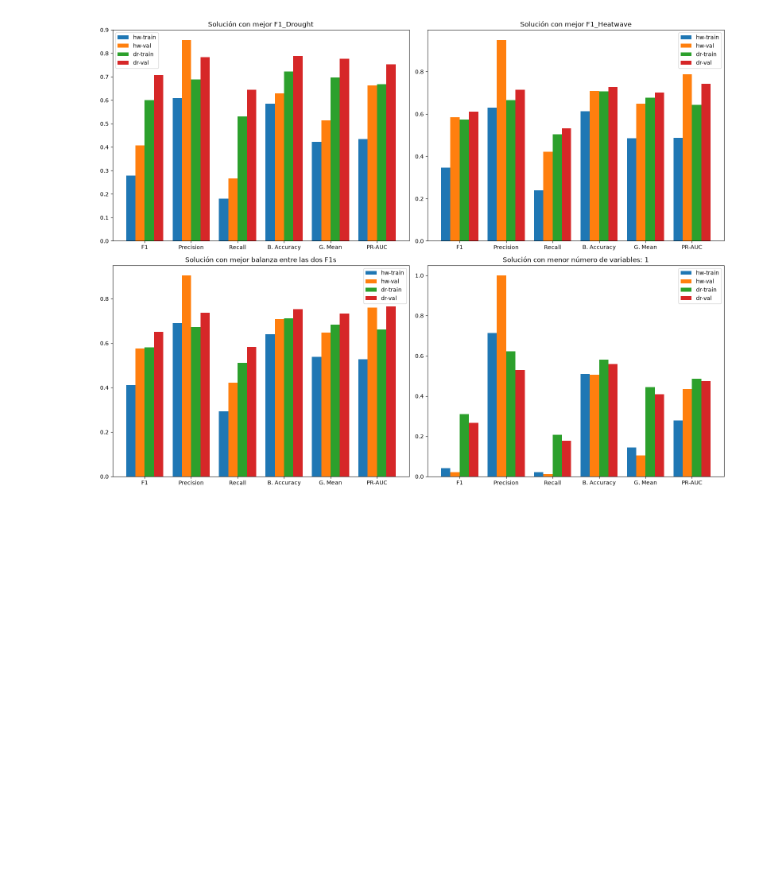
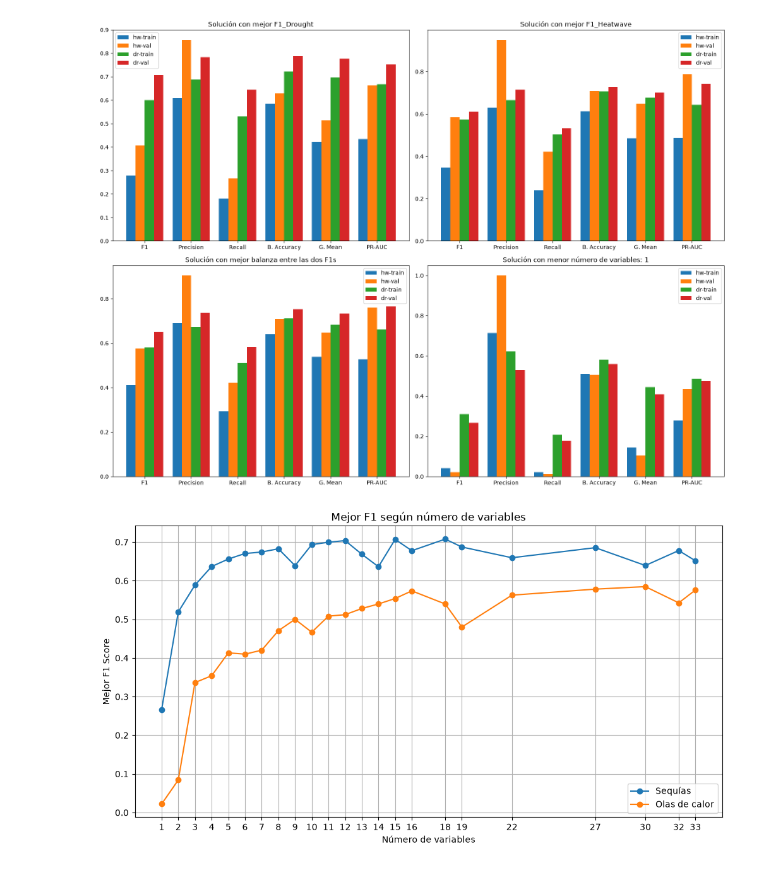
Before and after one commit to Nielicht/nsgaii-climpick, a Jupyter notebook: main.ipynb, the cells around one changed output. Saved outputs shown, nothing was run; the diff lists cells and outputs as text; code cells hidden in the pictures; blank space fills up the shorter version.

```diff
--- a/main.ipynb
+++ b/main.ipynb
@@ -378,3 +390,41 @@ Bal. Accuracy - 0.5814974947057221 - 0.5597518118875059
       G. Mean - 0.4450844826529427 - 0.4090620242673685
        PR-AUC - 0.4864338678093044 - 0.4752032445091009
 [figure]
+# %%
+rank0 = nsga.get_pareto_front()
+
+best_dr_dict = {}
+best_hw_dict = {}
+
+for solution in rank0:
+    f1_dr, f1_hw, n_vars = solution.fitness
+
+    if n_vars not in best_dr_dict or f1_dr > best_dr_dict[n_vars]:
+        best_dr_dict[n_vars] = f1_dr
+
+    if n_vars not in best_hw_dict or f1_hw > best_hw_dict[n_vars]:
+        best_hw_dict[n_vars] = f1_hw
+
+best_dr_dict_sorted = sorted(best_dr_dict.keys())
+f1_best_dr = []
+for n_vars in best_dr_dict_sorted:
+    val = best_dr_dict[n_vars]
+    f1_best_dr.append(val)
+
+best_hw_dict_sorted = sorted(best_hw_dict.keys())
+f1_best_hw = []
+for n_vars in best_hw_dict_sorted:
+    val = best_hw_dict[n_vars]
+    f1_best_hw.append(val)
+
+plt.figure(figsize=(12, 6))
+plt.plot(best_dr_dict_sorted, f1_best_dr, marker='o', label='Sequías')
+plt.plot(best_hw_dict_sorted, f1_best_hw, marker='o', label='Olas de calor')
+plt.xlabel('Número de variables')
+plt.ylabel('Mejor F1 Score')
+plt.xticks(best_dr_dict_sorted)
+plt.title('Mejor F1 según número de variables')
+plt.legend()
+plt.grid()
+# %% [output]
+[figure, added]
```
Also changed, not shown: parts of 6 cells of this notebook, 1 other file.
